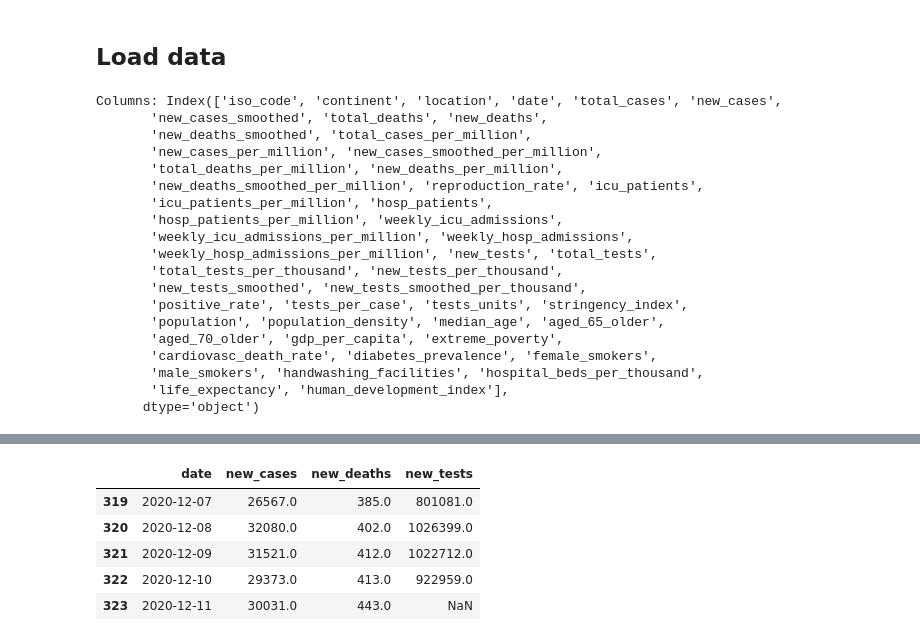
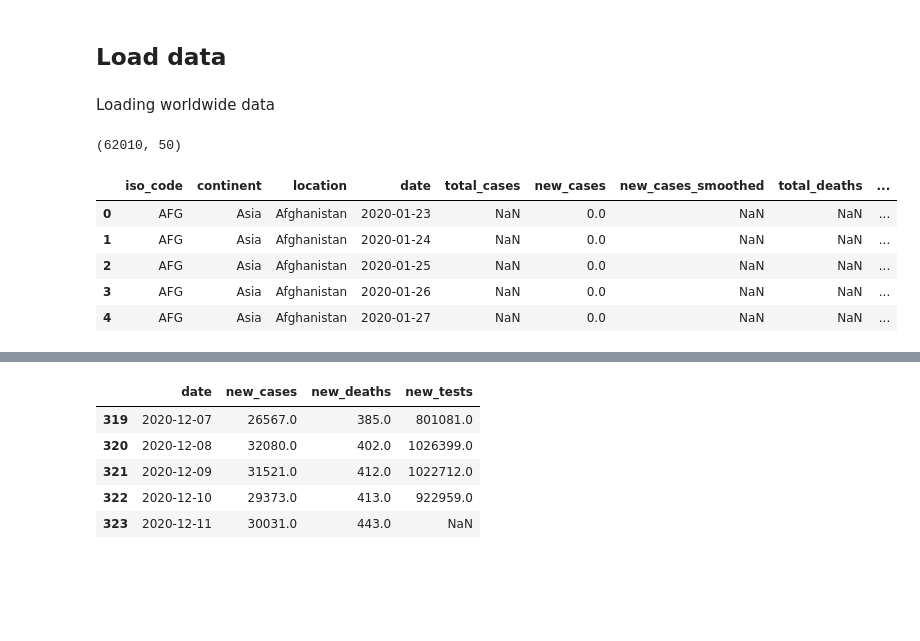
Before and after one commit to vhpraneeth/VIT_DWDM, a Jupyter notebook: Project.ipynb, the cells around one changed output, grey strips where cells are left out. Saved outputs shown, nothing was run; the diff lists cells and outputs as text; code cells hidden in the pictures; blank space fills up the shorter version.

```diff
--- a/Project.ipynb
+++ b/Project.ipynb
@@ -12,32 +12,21 @@ Name: V. Hari Praneeth
 ## Load data
 # %%
 import plotly.express as px  # for data visualization
+# %% [markdown]
+Loading worldwide data
 # %%
 import pandas as pd
 link = 'https://raw.githubusercontent.com/owid/covid-19-data/master/public/data/owid-covid-data.csv'
 df = pd.read_csv(link)  # public data - continuously updated
-
-country = 'India'
-
-df = df[df.location==country]  # extract India data from the large dataset
-print('Columns:', df.columns)  # display column names
+df.shape
 # %% [output]
-Columns: Index(['iso_code', 'continent', 'location', 'date', 'total_cases', 'new_cases',
-       'new_cases_smoothed', 'total_deaths', 'new_deaths',
-       'new_deaths_smoothed', 'total_cases_per_million',
-       'new_cases_per_million', 'new_cases_smoothed_per_million',
-       'total_deaths_per_million', 'new_deaths_per_million',
-       'new_deaths_smoothed_per_million', 'reproduction_rate', 'icu_patients',
-       'icu_patients_per_million', 'hosp_patients',
-       'hosp_patients_per_million', 'weekly_icu_admissions',
-       'weekly_icu_admissions_per_million', 'weekly_hosp_admissions',
-       'weekly_hosp_admissions_per_million', 'new_tests', 'total_tests',
-       'total_tests_per_thousand', 'new_tests_per_thousand',
-       'new_tests_smoothed', 'new_tests_smoothed_per_thousand',
-       'positive_rate', 'tests_per_case', 'tests_units', 'stringency_index',
-       'population', 'population_density', 'median_age', 'aged_65_older',
-       'aged_70_older', 'gdp_per_capita', 'extreme_poverty',
-       'cardiovasc_death_rate', 'diabetes_prevalence', 'female_smokers',
-       'male_smokers', 'handwashing_facilities', 'hospital_beds_per_thousand',
-       'life_expectancy', 'human_development_index'],
-      dtype='object')
+(62010, 50)
+# %%
+df.head()
+# %% [output]
+|  | iso_code | continent | location | date | total_cases | new_cases | new_cases_smoothed | total_deaths | ... |
+| 0 | AFG | Asia | Afghanistan | 2020-01-23 | NaN | 0.0 | NaN | NaN | ... |
+| 1 | AFG | Asia | Afghanistan | 2020-01-24 | NaN | 0.0 | NaN | NaN | ... |
+| 2 | AFG | Asia | Afghanistan | 2020-01-25 | NaN | 0.0 | NaN | NaN | ... |
+| 3 | AFG | Asia | Afghanistan | 2020-01-26 | NaN | 0.0 | NaN | NaN | ... |
+| 4 | AFG | Asia | Afghanistan | 2020-01-27 | NaN | 0.0 | NaN | NaN | ... |
```
Also changed, not shown: parts of 10 cells of this notebook.
